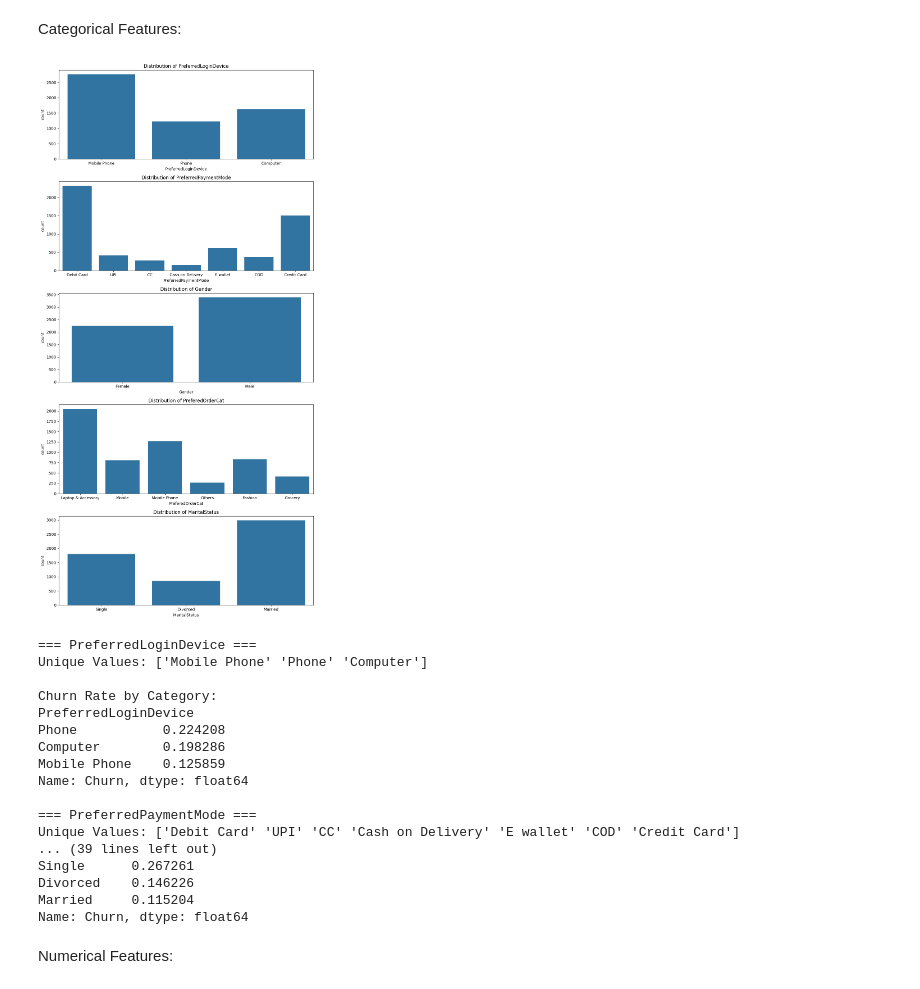
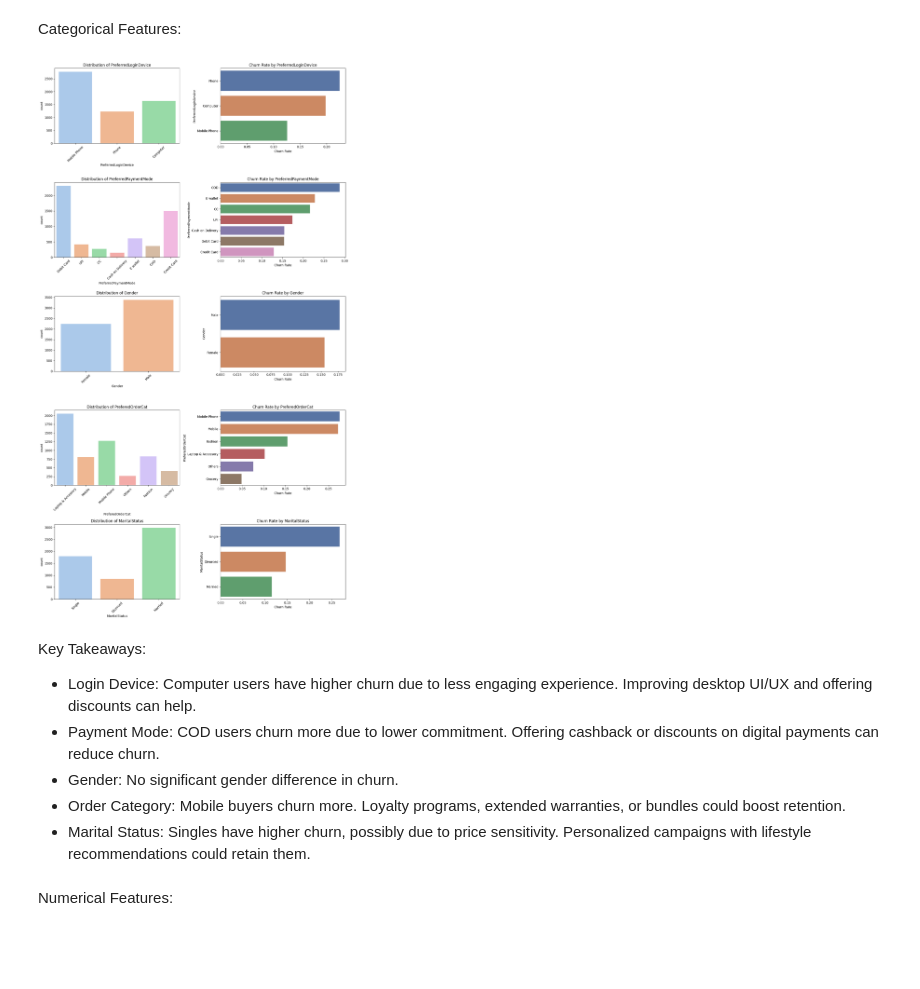
Before and after one commit to MeenakshiMony/E-Commerce_Customer_Churn_Analysis_Prediction, a Jupyter notebook: E_Commerce_Customer_Churn_Analysis.ipynb, the cells around one changed output. Cells and saved outputs as stored; diff of their text form; code cells hidden in the pictures; blank space fills up the shorter version.

```diff
--- a/E_Commerce_Customer_Churn_Analysis.ipynb
+++ b/E_Commerce_Customer_Churn_Analysis.ipynb
@@ -168,42 +168,44 @@ Categorical Columns: Index(['PreferredLoginDevice', 'PreferredPaymentMode', 'Gen
       dtype='object')
 # %% [markdown]
 Categorical Features:
-# %%
-# Plot categorical distributions
-fig, axes = plt.subplots(nrows=len(cat_cols), figsize=(10, 20))
-
-for i, col in enumerate(cat_cols):
-    sns.countplot(data=df, x=col, ax=axes[i])
-    axes[i].set_title(f"Distribution of {col}")
-    plt.tight_layout()
-
-plt.show()
-
-# Churn rate by category
-for col in cat_cols:
-    print(f"\n=== {col} ===")
-    print("Unique Values:", df[col].unique())
-    print("\nChurn Rate by Category:")
-    print(df.groupby(col)['Churn'].mean().sort_values(ascending=False))
-# %% [output]
-[figure, removed]
-=== PreferredLoginDevice ===
-Unique Values: ['Mobile Phone' 'Phone' 'Computer']
-
-Churn Rate by Category:
-PreferredLoginDevice
-Phone           0.224208
-Computer        0.198286
-Mobile Phone    0.125859
-Name: Churn, dtype: float64
-
-=== PreferredPaymentMode ===
-Unique Values: ['Debit Card' 'UPI' 'CC' 'Cash on Delivery' 'E wallet' 'COD' 'Credit Card']
-... (39 lines left out)
-Single      0.267261
-Divorced    0.146226
-Married     0.115204
-Name: Churn, dtype: float64
+# %%
+# Set color palettes (match number of unique values per column)
+from matplotlib.cm import get_cmap
+
+# Create subplots: one row per feature, 2 columns
+fig, axes = plt.subplots(nrows=len(cat_cols), ncols=2, figsize=(14, 5 * len(cat_cols)))
+
+for i, col in enumerate(cat_cols):
+    # Get number of unique values in the category
+    num_classes = df[col].nunique()
+
+    # Dynamically adjust palette size
+    dist_colors = sns.color_palette("pastel", n_colors=num_classes)
+    churn_colors = sns.color_palette("deep", n_colors=num_classes)
+
+    # Distribution plot
+    sns.countplot(data=df, x=col, ax=axes[i, 0], hue=col, palette=dist_colors, legend=False)
+    axes[i, 0].set_title(f"Distribution of {col}")
+    axes[i, 0].tick_params(axis='x', rotation=45)
+
+    # Churn rate plot
+    churn_rate = df.groupby(col)['Churn'].mean().sort_values(ascending=False).reset_index()
+    sns.barplot(data=churn_rate, x='Churn', y=col, ax=axes[i, 1], hue=col, palette=churn_colors, legend=False)
+    axes[i, 1].set_title(f"Churn Rate by {col}")
+    axes[i, 1].set_xlabel("Churn Rate")
+    axes[i, 1].set_ylabel(col)
+
+plt.tight_layout()
+plt.show()
+# %% [output]
+[figure, added]
+# %% [markdown]
+Key Takeaways:
+* Login Device: Computer users have higher churn due to less engaging experience. Improving desktop UI/UX and offering discounts can help.
+* Payment Mode: COD users churn more due to lower commitment. Offering cashback or discounts on digital payments can reduce churn.
+* Gender: No significant gender difference in churn.
+* Order Category: Mobile buyers churn more. Loyalty programs, extended warranties, or bundles could boost retention.
+* Marital Status: Singles have higher churn, possibly due to price sensitivity. Personalized campaigns with lifestyle recommendations could retain them.
 # %% [markdown]
 Numerical Features:
 # %%
```
Also changed, not shown: parts of 11 cells of this notebook.
